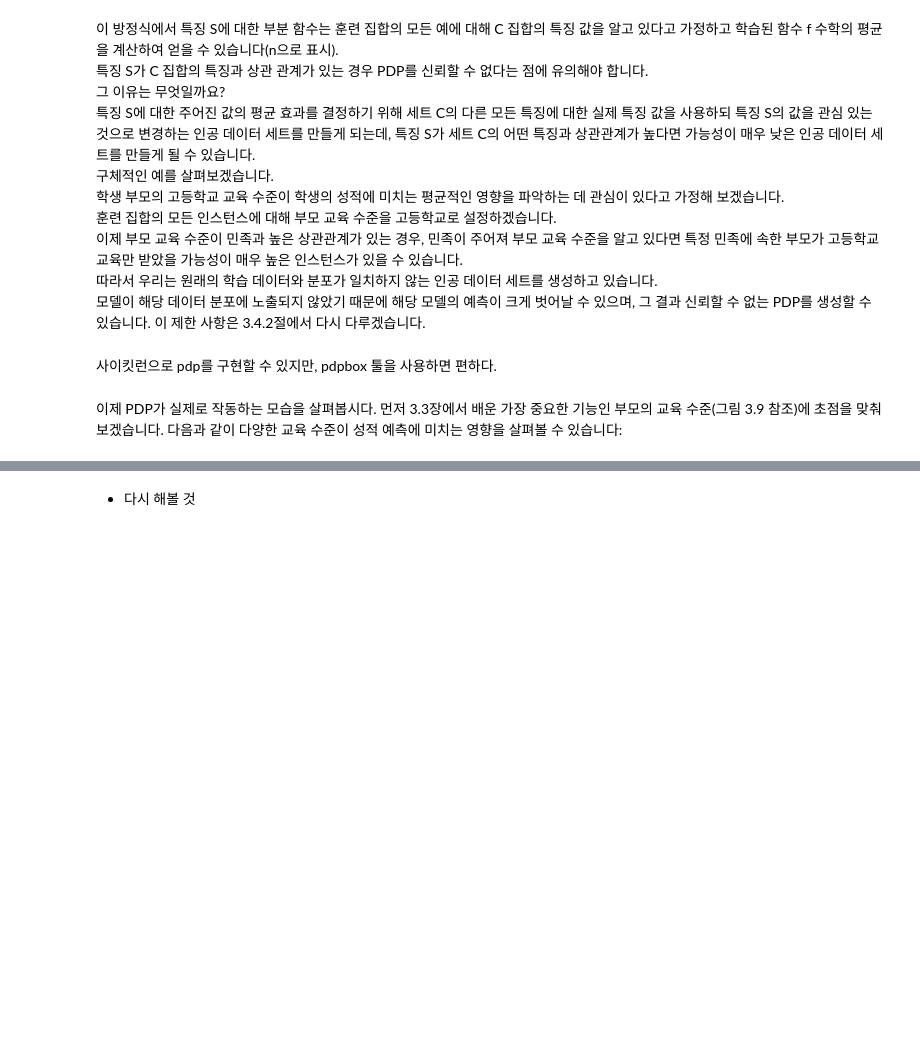
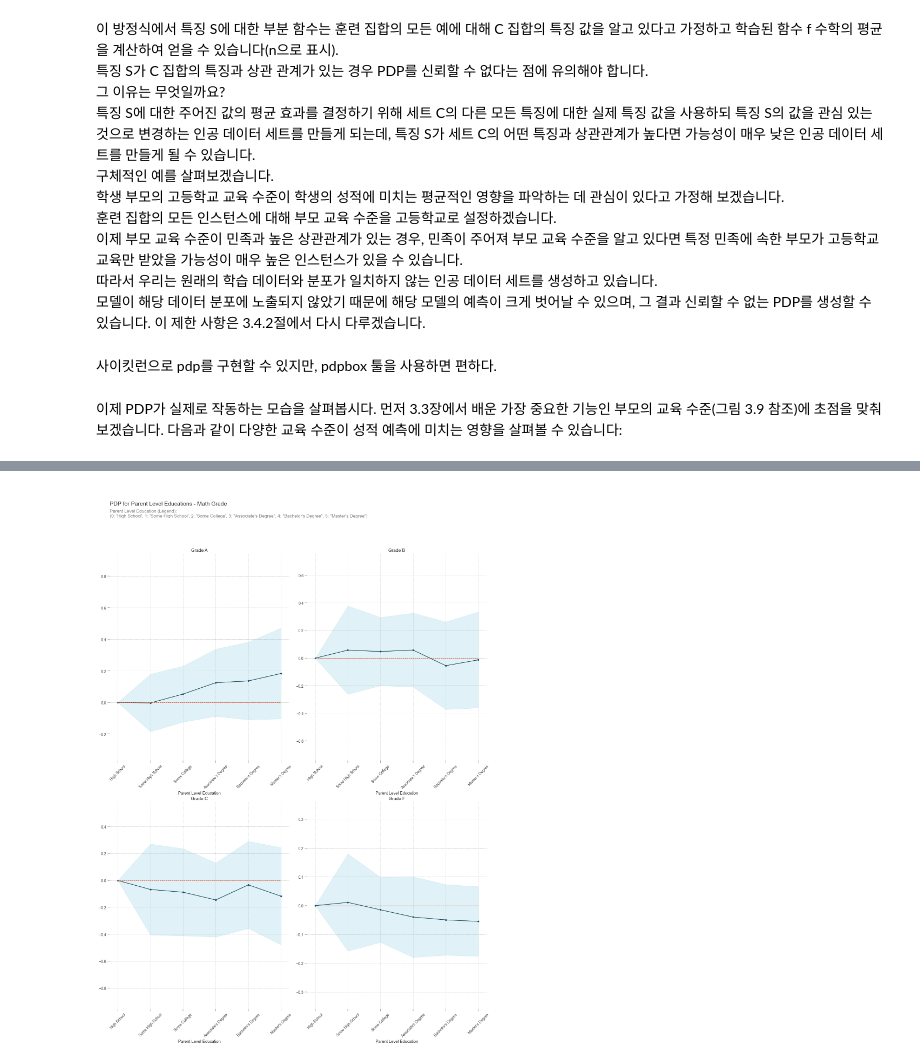
Before and after one commit to sguys99/self-study, a Jupyter notebook: xai/xai_book/ch03/ch03.ipynb, the cells around one changed output, grey strips where cells are left out. Cells and saved outputs as stored; diff of their text form; code cells hidden in the pictures; blank space fills up the shorter version.

```diff
--- a/xai/xai_book/ch03/ch03.ipynb
+++ b/xai/xai_book/ch03/ch03.ipynb
@@ -850,2 +856,58 @@ parent_title = '{0: \'High School\', 1: \'Some High School\', 2: \'Some College\
-# %% [markdown]
-- 다시 해볼 것
+# %%
+
+
+pdp_race = pdp.pdp_isolate(model=math_model,
+                          dataset=df,
+                          model_features=feature_cols,
+                          feature='parent_le')
+ple_xticklabels = ['High School',
+                   'Some High School',
+                   'Some College',
+                   "Associate\'s Degree",
+                   "Bachelor\'s Degree",
+                   "Master\'s Degree"]
+plot_params = {
+    # plot title and subtitle
+    'title': 'PDP for Parent Level Educations - Math Grade',
+    'subtitle': 'Parent Level Education (Legend): \n%s' % (parent_title),
+    'title_fontsize': 15,
+    'subtitle_fontsize': 12,
+    # color for contour line
+    'contour_color':  'white',
+    'font_family': 'Arial',
+    # matplotlib color map for interact plot
+    'cmap': 'viridis',
+    # fill alpha for interact plot
+    'inter_fill_alpha': 0.8,
+    # fontsize for interact plot text
+    'inter_fontsize': 9,
+}
+fig, axes = pdp.pdp_plot(pdp_isolate_out=pdp_race, feature_name='Parent Level Education',
+                         center=True, x_quantile=False, ncols=2, plot_lines=False, frac_to_plot=100,
+                         plot_params=plot_params, figsize=(18, 25))
+axes['pdp_ax'][0].set_xlabel('Parent Level Education')
+axes['pdp_ax'][1].set_xlabel('Parent Level Education')
+axes['pdp_ax'][2].set_xlabel('Parent Level Education')
+axes['pdp_ax'][3].set_xlabel('Parent Level Education')
+axes['pdp_ax'][0].set_title('Grade A')
+axes['pdp_ax'][1].set_title('Grade B')
+axes['pdp_ax'][2].set_title('Grade C')
+axes['pdp_ax'][3].set_title('Grade F')
+axes['pdp_ax'][0].set_xticks(parent_codes)
+axes['pdp_ax'][1].set_xticks(parent_codes)
+axes['pdp_ax'][2].set_xticks(parent_codes)
+axes['pdp_ax'][3].set_xticks(parent_codes)
+axes['pdp_ax'][0].set_xticklabels(ple_xticklabels)
+axes['pdp_ax'][1].set_xticklabels(ple_xticklabels)
+axes['pdp_ax'][2].set_xticklabels(ple_xticklabels)
+axes['pdp_ax'][3].set_xticklabels(ple_xticklabels)
+for tick in axes['pdp_ax'][0].get_xticklabels():
+    tick.set_rotation(45)
+for tick in axes['pdp_ax'][1].get_xticklabels():
+    tick.set_rotation(45)
+for tick in axes['pdp_ax'][2].get_xticklabels():
+    tick.set_rotation(45)
+for tick in axes['pdp_ax'][3].get_xticklabels():
+    tick.set_rotation(45)
+# %% [output]
+[figure, added]
```
Also changed, not shown: parts of 33 cells of this notebook, 11 other files.
